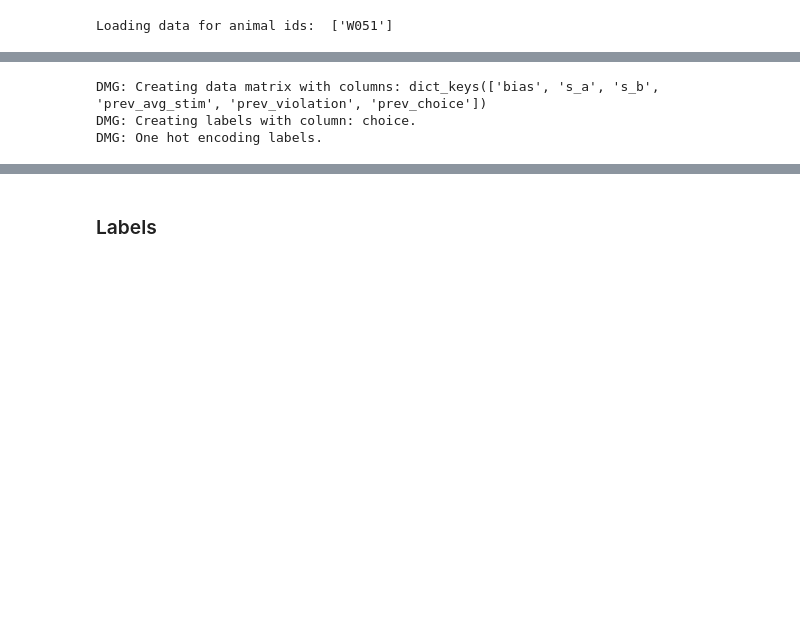
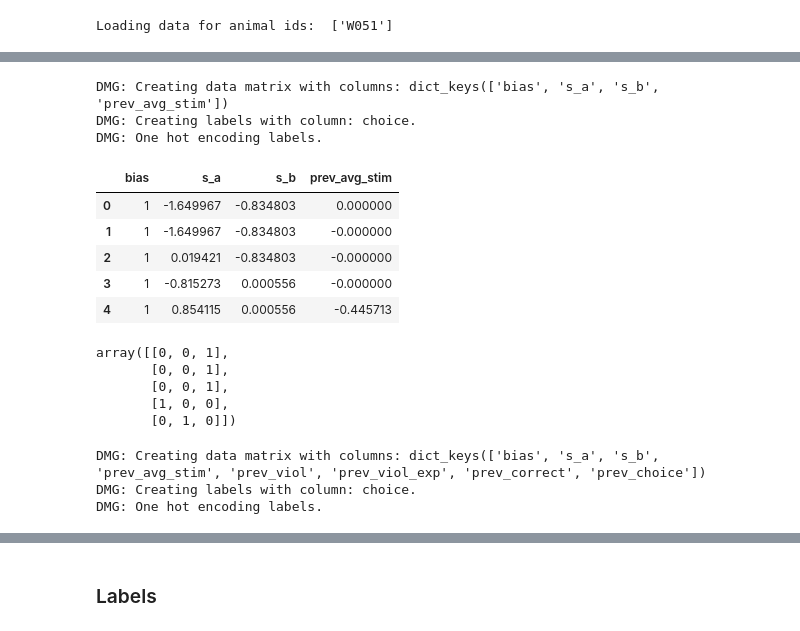
Before and after one commit to jess-breda/violations-multinomial, a Jupyter notebook: notebooks/2024_02_26_dev_new_dmg.ipynb, the cells around one changed output, grey strips where cells are left out. Drawn from its saved outputs; the diff is of its cells as text; code cells hidden in the pictures; blank space fills up the shorter version.

```diff
--- a/notebooks/2024_02_26_dev_new_dmg.ipynb
+++ b/notebooks/2024_02_26_dev_new_dmg.ipynb
@@ -25,35 +107,52 @@ Loading data for animal ids:  ['W051']
+# %%
+dmg_config = {
+    "bias": lambda df: (add_bias_column(df)),
+    "s_a": lambda df: (standardize(df.s_a)),
+    "s_b": lambda df: (standardize(df.s_b)),
+    "prev_avg_stim": lambda df: prev_avg_stim(df, mask_prev_violation=True),
+    "labels": {"column_name": "choice"},
+}
+
+dmg = DesignMatrixGeneratorPWM(df, dmg_config, verbose=True)
+X, y = dmg.create()
+# %% [output]
+DMG: Creating data matrix with columns: dict_keys(['bias', 's_a', 's_b', 'prev_avg_stim'])
+DMG: Creating labels with column: choice.
+DMG: One hot encoding labels.
+# %%
+X.drop(columns=["choice"]).head()
+# %% [output]
+|  | bias | s_a | s_b | prev_avg_stim |
+| 0 | 1 | -1.649967 | -0.834803 | 0.000000 |
+| 1 | 1 | -1.649967 | -0.834803 | -0.000000 |
+| 2 | 1 | 0.019421 | -0.834803 | -0.000000 |
+| 3 | 1 | -0.815273 | 0.000556 | -0.000000 |
+| 4 | 1 | 0.854115 | 0.000556 | -0.445713 |
+# %%
+y[0:5]
+# %% [output]
+array([[0, 0, 1],
+       [0, 0, 1],
+       [0, 0, 1],
+       [1, 0, 0],
+       [0, 1, 0]])
 # %%
 config = {
     "bias": lambda df: (add_bias_column(df)),
-    "s_a": lambda df: (copy(df.s_a)),
-    "s_b": lambda df: (copy(df.s_b)),
+    "s_a": lambda df: (standardize(df.s_a)),
+    "s_b": lambda df: (standardize(df.s_b)),
     "prev_avg_stim": lambda df: prev_avg_stim(df, mask_prev_violation=True),
-    "prev_violation": lambda df: (
-        shift_n_trials_up(
-            df.violation,
-            df.session,
-            shift_size=1,
-        )
-    ),
+    "prev_viol": lambda df: prev_violation(df),
+    "prev_viol_exp": lambda df: filtered_prev_viol(df, tau=0.6),
     "prev_avg_stim": lambda df: prev_avg_stim(df, mask_prev_violation=True),
-    "prev_correct" : lambda df: prev_correct_side(df),
-    "prev_choice": lambda df: (
-        mask_prev_event(
-            shift_n_trials_up(
-                remap_values(df.choice, {0: -1, 1: 1}),
-                df.session,
-                shift_size=1,
-            ),
-            df.violation,
-            df.session,
-        )
-    ),
+    "prev_correct": lambda df: prev_correct_side(df),
+    "prev_choice": lambda df: prev_choice(df),
     "labels": {"column_name": "choice"},
 }
 
 dmg = DesignMatrixGeneratorPWM(df, config, verbose=True)
 X, y = dmg.create()
 # %% [output]
-DMG: Creating data matrix with columns: dict_keys(['bias', 's_a', 's_b', 'prev_avg_stim', 'prev_violation', 'prev_choice'])
+DMG: Creating data matrix with columns: dict_keys(['bias', 's_a', 's_b', 'prev_avg_stim', 'prev_viol', 'prev_viol_exp', 'prev_correct', 'prev_choice'])
 DMG: Creating labels with column: choice.
 DMG: One hot encoding labels.
```
Also changed, not shown: parts of 15 cells of this notebook, 1 other file.
